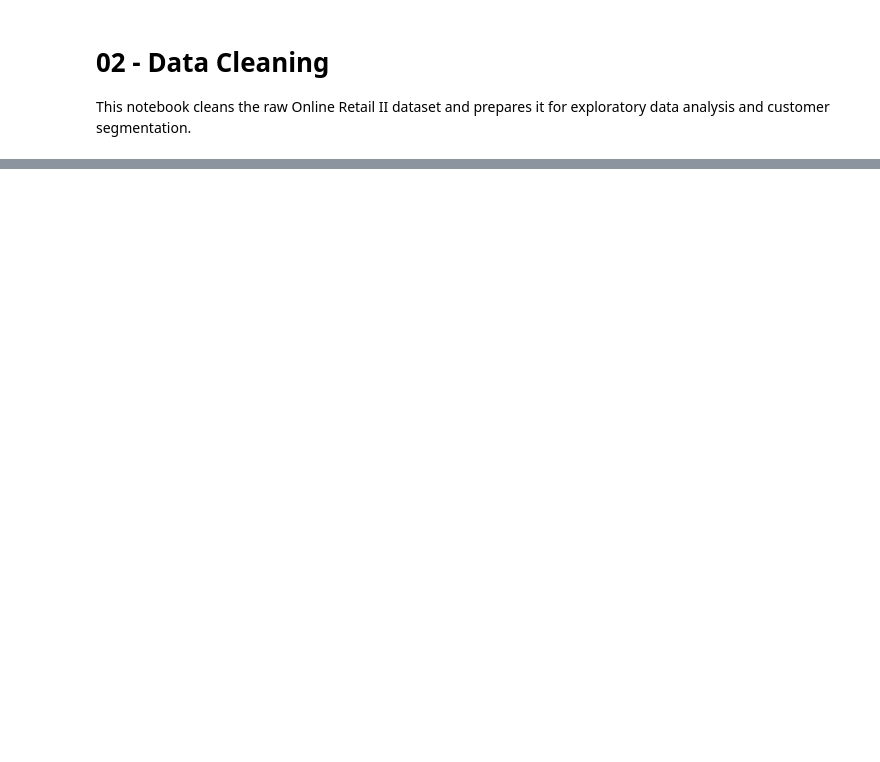
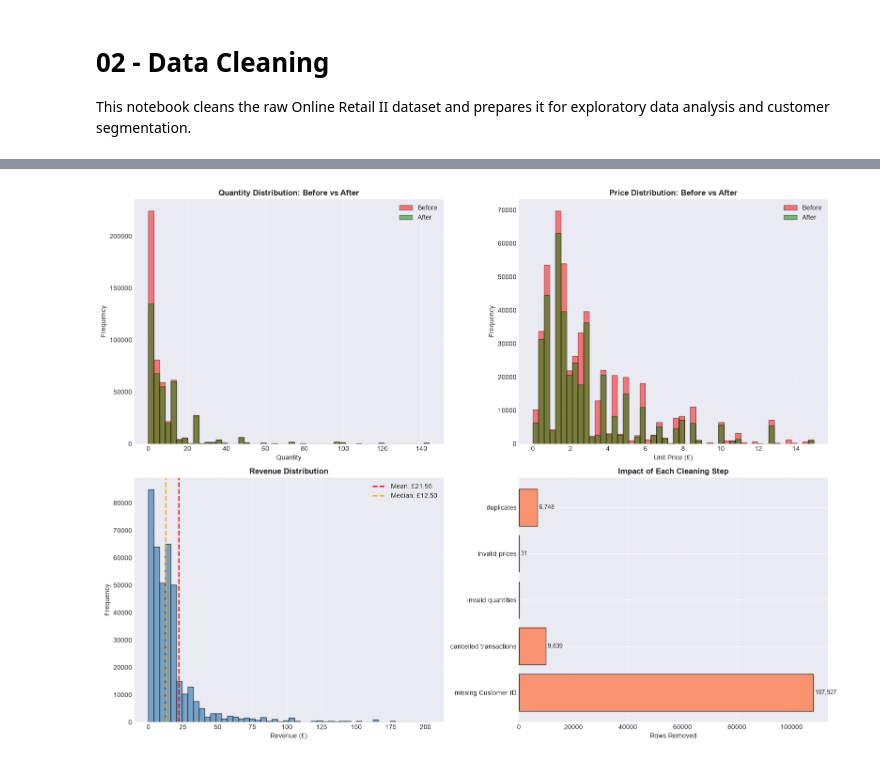
Before and after one commit to cdpratik/ml_02_customer-segmentation-kmeans-pca, a Jupyter notebook: notebooks/02_data_cleaning.ipynb, the cells around one changed output, grey strips where cells are left out. Drawn from its saved outputs; the diff is of its cells as text; code cells hidden in the pictures; blank space fills up the shorter version.

Commit message:
Complete data cleaning pipeline

```diff
--- a/notebooks/02_data_cleaning.ipynb
+++ b/notebooks/02_data_cleaning.ipynb
@@ -596,0 +36,10 @@ Total revenue: £8,798,233.74
+# %%
+data_path = Path('../data/raw/online_retail_II.xlsx')
+df_raw = load_data(str(data_path), sheet_name='Year 2009-2010')
+
+original_shape = df_raw.shape
+
+print(f"\nDataset shape: {df_raw.shape[0]:,} rows × {df_raw.shape[1]} columns")
+print(f"Memory usage: {df_raw.memory_usage(deep=True).sum() / 1024**2:.2f} MB")
+
+df_raw.head()
@@ -596,0 +102,6 @@ Total revenue: £8,798,233.74
+# %%
+cleaner = DataCleaner(verbose=True)
+
+df_cleaned = cleaner.clean_data(df_raw, remove_outliers=False)
+
+cleaning_report = cleaner.get_cleaning_report()
@@ -596,0 +265,60 @@ Total revenue: £8,798,233.74
+# %%
+
+fig, axes = plt.subplots(2, 2, figsize=(16, 12))
+
+q99_qty = df_cleaned['Quantity'].quantile(0.99)
+axes[0, 0].hist(df_raw['Quantity'], bins=50, alpha=0.5, label='Before',
+                color='red', edgecolor='black', range=(0, q99_qty))
+axes[0, 0].hist(df_cleaned['Quantity'], bins=50, alpha=0.5, label='After',
+                color='green', edgecolor='black', range=(0, q99_qty))
+axes[0, 0].set_xlabel('Quantity')
+axes[0, 0].set_ylabel('Frequency')
+axes[0, 0].set_title('Quantity Distribution: Before vs After', fontweight='bold')
+axes[0, 0].legend()
+axes[0, 0].grid(alpha=0.3)
+
+q99_price = df_cleaned['Price'].quantile(0.99)
+axes[0, 1].hist(df_raw['Price'], bins=50, alpha=0.5, label='Before',
+                color='red', edgecolor='black', range=(0, q99_price))
+axes[0, 1].hist(df_cleaned['Price'], bins=50, alpha=0.5, label='After',
+                color='green', edgecolor='black', range=(0, q99_price))
+axes[0, 1].set_xlabel('Unit Price (£)')
+axes[0, 1].set_ylabel('Frequency')
+axes[0, 1].set_title('Price Distribution: Before vs After', fontweight='bold')
+axes[0, 1].legend()
+axes[0, 1].grid(alpha=0.3)
+
+q99_revenue = df_cleaned['Revenue'].quantile(0.99)
+axes[1, 0].hist(df_cleaned['Revenue'], bins=50, color='steelblue',
+                alpha=0.7, edgecolor='black', range=(0, q99_revenue))
+axes[1, 0].set_xlabel('Revenue (£)')
+axes[1, 0].set_ylabel('Frequency')
+axes[1, 0].set_title('Revenue Distribution', fontweight='bold')
+axes[1, 0].axvline(df_cleaned['Revenue'].mean(), color='red', linestyle='--',
+                   linewidth=2, label=f'Mean: £{df_cleaned["Revenue"].mean():.2f}')
+axes[1, 0].axvline(df_cleaned['Revenue'].median(), color='orange', linestyle='--',
+                   linewidth=2, label=f'Median: £{df_cleaned["Revenue"].median():.2f}')
+axes[1, 0].legend()
+axes[1, 0].grid(alpha=0.3)
+
+step_names = [step['step'] for step in cleaning_report['steps']]
+rows_removed = [step['rows_removed'] for step in cleaning_report['steps']]
+step_names_short = [name.replace('Remove ', '').replace('Transactions', 'Trans')
+                    for name in step_names]
+
+axes[1, 1].barh(step_names_short, rows_removed, color='coral',
+                alpha=0.8, edgecolor='black')
+axes[1, 1].set_xlabel('Rows Removed')
+axes[1, 1].set_title('Impact of Each Cleaning Step', fontweight='bold')
+axes[1, 1].grid(axis='x', alpha=0.3)
+
+for i, v in enumerate(rows_removed):
+    if v > 0:
+        axes[1, 1].text(v, i, f' {v:,}', va='center', fontsize=9)
+
+plt.tight_layout()
+fig_path = figures_dir / 'cleaning_impact.png'
+plt.savefig(fig_path, dpi=300, bbox_inches='tight')
+plt.show()
+# %% [output]
+[figure, added]
```
Also changed, not shown: parts of 37 cells of this notebook, 5 other files.
